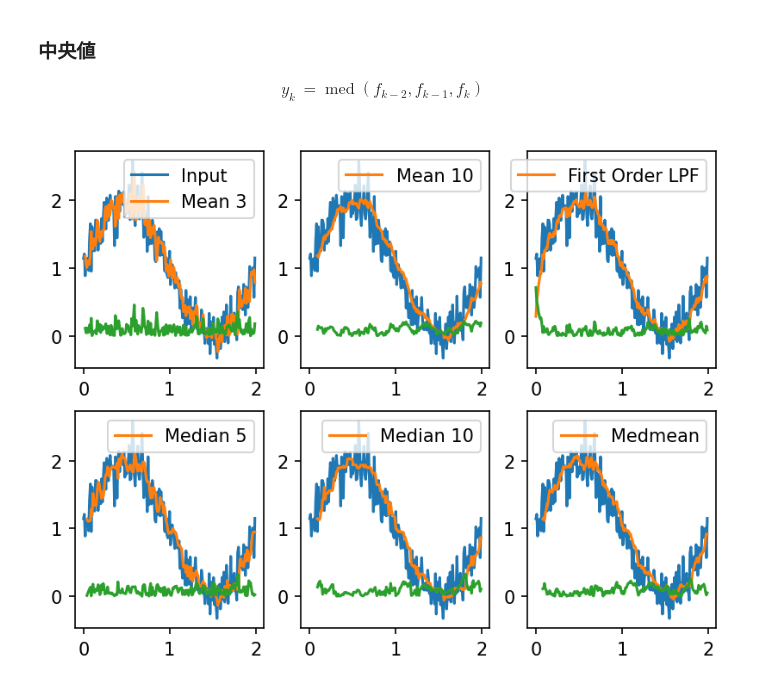
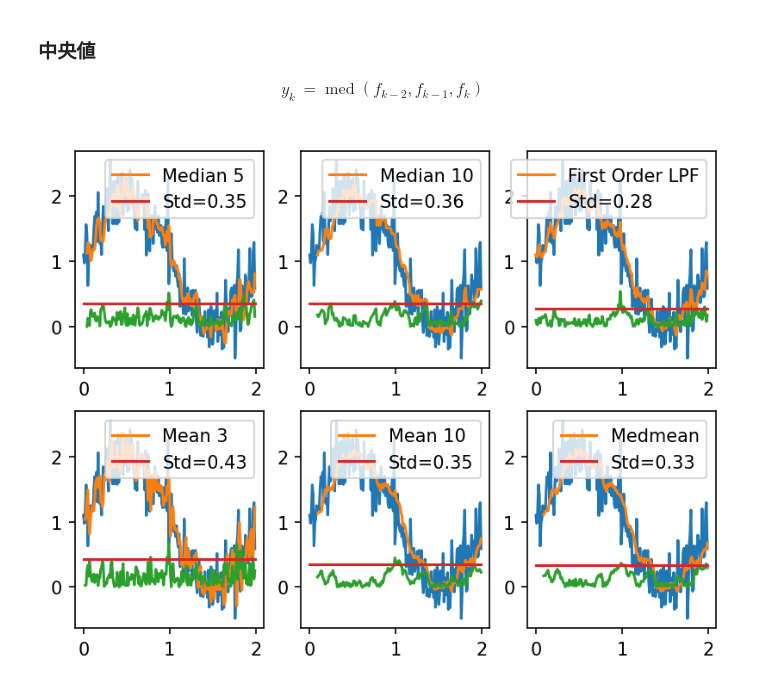
Before and after one commit to teruyamato0731/pid-simulation, a Jupyter notebook: rowpath.ipynb, the cells around one changed output. Cells and saved outputs as stored; diff of their text form; code cells hidden in the pictures.

```diff
--- a/rowpath.ipynb
+++ b/rowpath.ipynb
@@ -47,7 +47,8 @@ t = np.arange(0, 2, dt) # 時間(グラフの横軸) 0~10まで
 
 # 入力 sin波+ノイズ
 f0 = 1 + np.sin(np.pi * t)
-f = f0 + np.random.normal(0, 0.2, len(t))
+dist = 0.3
+f = f0 + np.random.normal(0, dist, len(t))
 
 # シミュレーション
 integral = np.zeros_like(t)
@@ -59,7 +60,10 @@ median10 = np.zeros_like(t)
 medmean = np.zeros_like(t)
 
 def mm9(arr):
-  return np.sort(arr)[3:6].mean()
+  return np.sort(arr)[2:7].mean() if len(arr) >= 9 else np.nan
+
+def calc_std(arr):
+  return np.nanstd(np.abs(f0 - arr)) / dist
 
 tau = 3 * dt # 時定数 30ms カットオフ周波数 5Hz
 alfa = tau / (tau + dt)
@@ -67,46 +71,50 @@ beta = dt / (tau + dt)
 # print(alfa, beta)
 for i in range(len(t)):
   integral[i] = integral[i-1] + (f[i] - integral[i-1]) * beta
-  rc_filter[i] = alfa * rc_filter[i-1] + (1 - alfa) * f[i]
+  rc_filter[i] = f[i] if i == 0 else alfa * rc_filter[i-1] + (1 - alfa) * f[i]
   mean3[i] = np.mean(f[i-2:i])
   mean10[i] = np.mean(f[i-9:i])
   median5[i] = np.median(f[i-4:i])
   median10[i] = np.median(f[i-9:i])
-  medmean[i] = mm9(f[i-8:i])
+  medmean[i] = mm9(f[i-9:i])
 
 fig = plt.figure(dpi=150)
 ax = [fig.add_subplot(2,3,i) for i in range(1,7)]
 
-ax[0].plot(t, f, label='Input')
-ax[0].plot(t, mean3, label='Mean 3')
-ax[0].plot(t, np.abs(f0 - mean3))
-# ax[0].twinx().plot(t, np.abs(f0 - mean3), color='g')
-
+ax[0].plot(t, f)
+ax[0].plot(t, median5, label='Median 5')
+ax[0].plot(t, np.abs(f0 - median5))
+ax[0].plot(t, np.full_like(t, calc_std(median5)), label=f'Std={calc_std(median5):.2f}')
 
 ax[1].plot(t, f)
-ax[1].plot(t, mean10, label='Mean 10')
-ax[1].plot(t, np.abs(f0 - mean10))
+ax[1].plot(t, median10, label='Median 10')
+ax[1].plot(t, np.abs(f0 - median10))
+ax[1].plot(t, np.full_like(t, calc_std(median10)), label=f'Std={calc_std(median10):.2f}')
 
 ax[2].plot(t, f)
 ax[2].plot(t, rc_filter, label='First Order LPF')
 ax[2].plot(t, np.abs(f0 - rc_filter))
+ax[2].plot(t, np.full_like(t, calc_std(rc_filter)), label=f'Std={calc_std(rc_filter):.2f}')
 
 ax[3].plot(t, f)
-ax[3].plot(t, median5, label='Median 5')
-ax[3].plot(t, np.abs(f0 - median5))
+ax[3].plot(t, mean3, label='Mean 3')
+ax[3].plot(t, np.abs(f0 - mean3))
+ax[3].plot(t, np.full_like(t, calc_std(mean3)), label=f'Std={calc_std(mean3):.2f}')
 
 ax[4].plot(t, f)
-ax[4].plot(t, median10, label='Median 10')
-ax[4].plot(t, np.abs(f0 - median10))
+ax[4].plot(t, mean10, label='Mean 10')
+ax[4].plot(t, np.abs(f0 - mean10))
+ax[4].plot(t, np.full_like(t, calc_std(mean10)), label=f'Std={calc_std(mean10):.2f}')
 
 ax[5].plot(t, f)
 ax[5].plot(t, medmean, label='Medmean')
 ax[5].plot(t, np.abs(f0 - medmean))
+ax[5].plot(t, np.full_like(t, calc_std(medmean)), label=f'Std={calc_std(medmean):.2f}')
 
 for e in ax:
   e.legend(loc="upper right")
   # e.legend(loc="lower left")
 
 plt.show()
 # %% [output]
-[figure, old version]
+[figure, new version]
```
